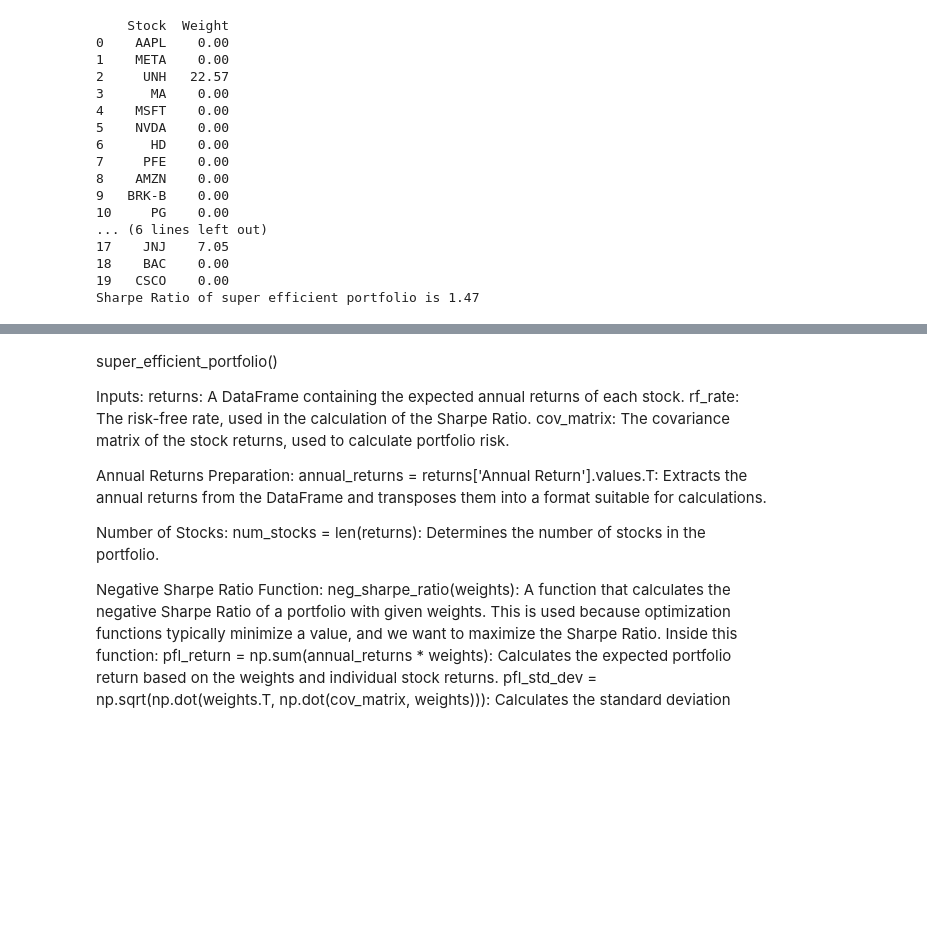
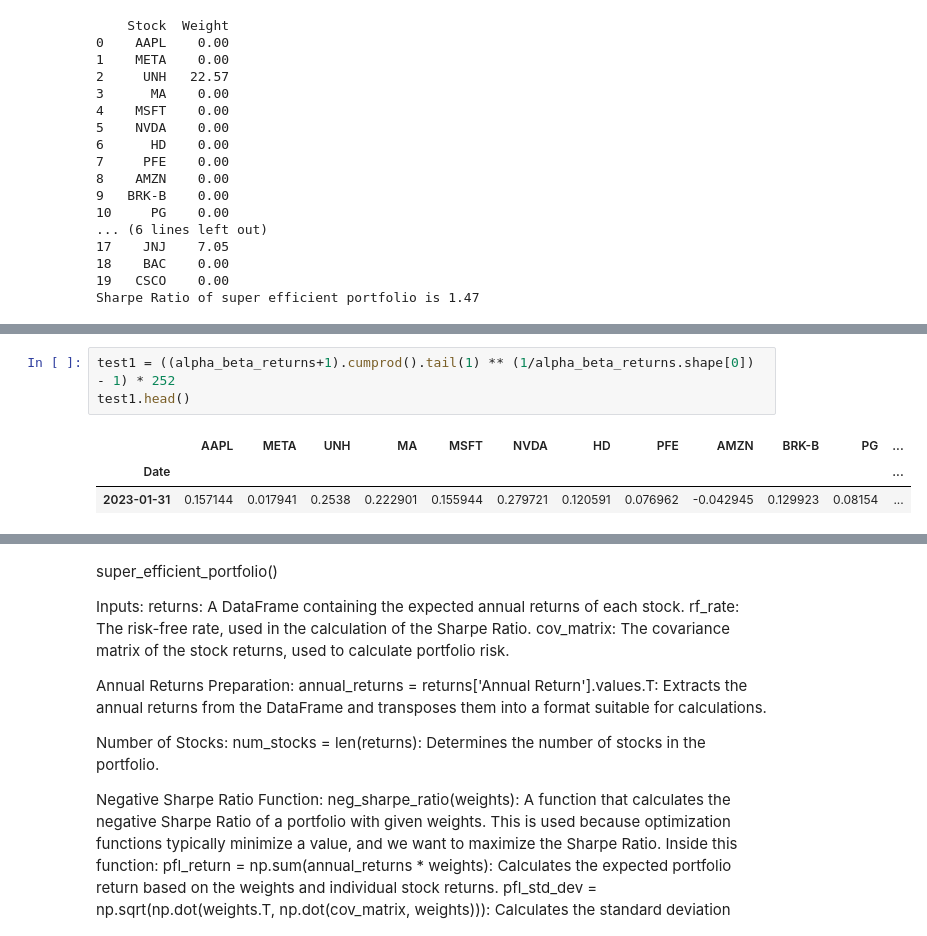
Before and after one commit to NemoDarjeeling/Fintech545, a Jupyter notebook: week7/week7_assignment/week7_assignment.ipynb, the cells around one changed output, grey strips where cells are left out. Drawn from its saved outputs; the diff is of its cells as text; blank space fills up the shorter version.

```diff
--- a/week7/week7_assignment/week7_assignment.ipynb
+++ b/week7/week7_assignment/week7_assignment.ipynb
@@ -772,0 +830,7 @@ Sharpe Ratio of super efficient portfolio is 1.47
+# %%
+test1 = ((alpha_beta_returns+1).cumprod().tail(1) ** (1/alpha_beta_returns.shape[0]) - 1) * 252
+test1.head()
+# %% [output]
+|  | AAPL | META | UNH | MA | MSFT | NVDA | HD | PFE | AMZN | BRK-B | PG | ... |
+| Date |  |  |  |  |  |  |  |  |  |  |  | ... |
+| 2023-01-31 | 0.157144 | 0.017941 | 0.2538 | 0.222901 | 0.155944 | 0.279721 | 0.120591 | 0.076962 | -0.042945 | 0.129923 | 0.08154 | ... |
```
Also changed, not shown: parts of 17 cells of this notebook.
